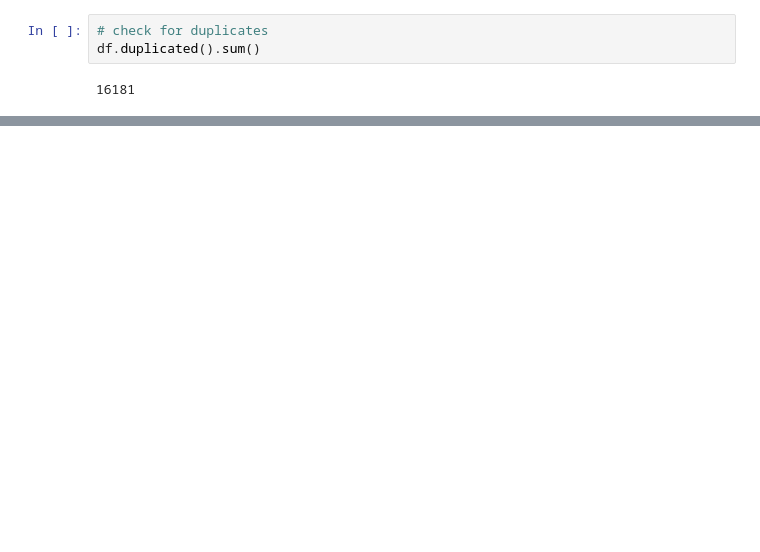
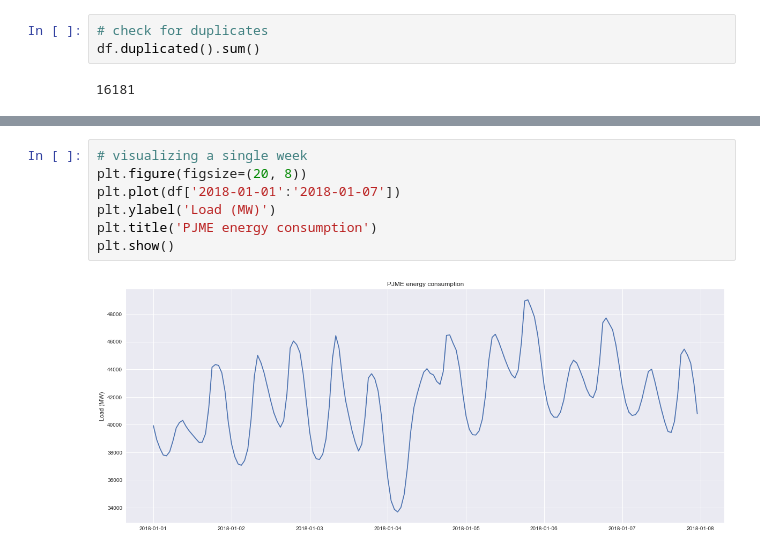
Before and after one commit to raid-teyar/EneregyConsumption, a Jupyter notebook: energy_consumption.ipynb, the cells around one changed output, grey strips where cells are left out. Drawn from its saved outputs; the diff is of its cells as text; blank space fills up the shorter version.

```diff
--- a/energy_consumption.ipynb
+++ b/energy_consumption.ipynb
@@ -107,0 +98,9 @@ plt.show()
+# %%
+# visualizing a single week
+plt.figure(figsize=(20, 8))
+plt.plot(df['2018-01-01':'2018-01-07'])
+plt.ylabel('Load (MW)')
+plt.title('PJME energy consumption')
+plt.show()
+# %% [output]
+[figure, added]
```
Also changed, not shown: parts of 15 cells of this notebook.
